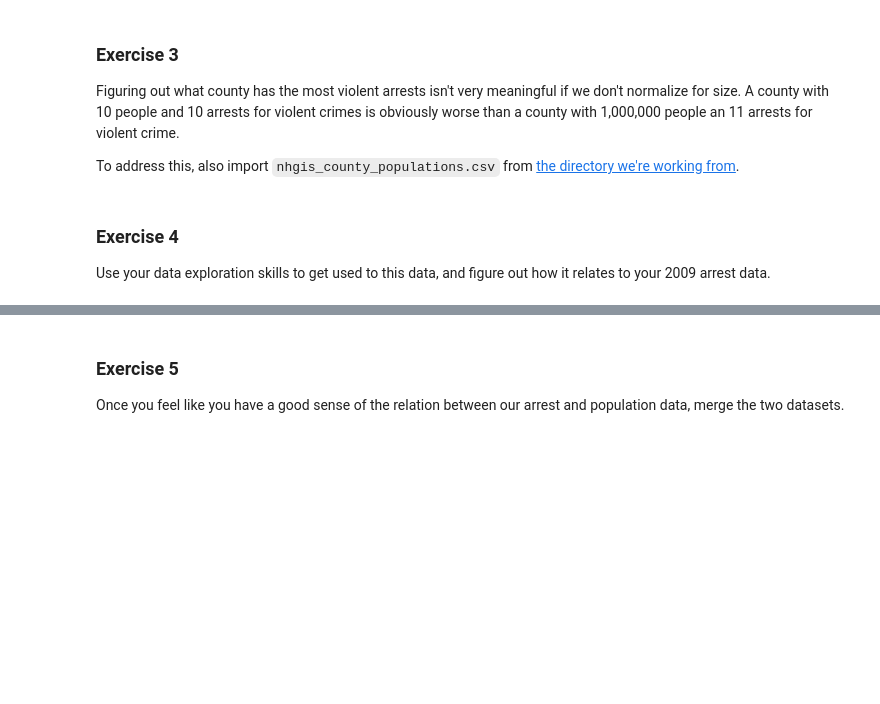
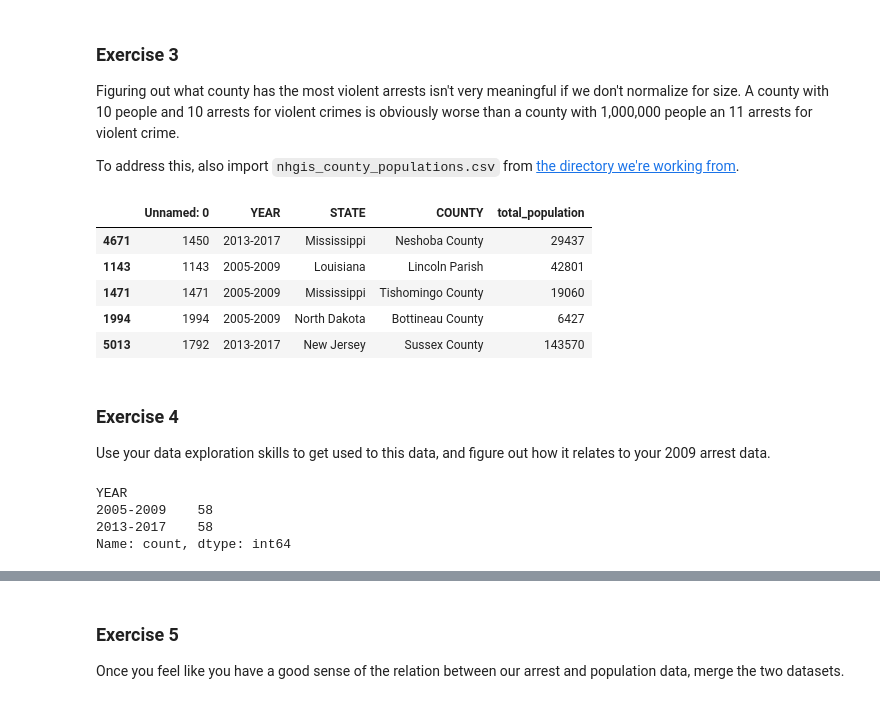
Before and after one commit to BarbaraPFloresRios/IDS720_PracticalDataScience, a Jupyter notebook: 20231019_ExerciseMerging/Exercise_merging.ipynb, the cells around one changed output, grey strips where cells are left out. Cells and saved outputs as stored; diff of their text form; code cells hidden in the pictures; blank space fills up the shorter version.

```diff
--- a/20231019_ExerciseMerging/Exercise_merging.ipynb
+++ b/20231019_ExerciseMerging/Exercise_merging.ipynb
@@ -73,6 +108,28 @@ Use your data exploration skills to get a feel for this data. If you need to, yo
 Figuring out what county has the most violent arrests isn't very meaningful if we don't normalize for size. A county with 10 people and 10 arrests for violent crimes is obviously worse than a county with 1,000,000 people an 11 arrests for violent crime.
 
 To address this, also import `nhgis_county_populations.csv` from [the directory we're working from](https://github.com/nickeubank/practicaldatascience/tree/master/Example_Data/ca).
+# %%
+nhgis_county_populations = pd.read_csv(
+    "https://raw.githubusercontent.com/nickeubank/practicaldatascience/master"
+    "/Example_Data/ca/nhgis_county_populations.csv"
+)
+nhgis_county_populations.sample(5)
+# %% [output]
+|  | Unnamed: 0 | YEAR | STATE | COUNTY | total_population |
+| 4671 | 1450 | 2013-2017 | Mississippi | Neshoba County | 29437 |
+| 1143 | 1143 | 2005-2009 | Louisiana | Lincoln Parish | 42801 |
+| 1471 | 1471 | 2005-2009 | Mississippi | Tishomingo County | 19060 |
+| 1994 | 1994 | 2005-2009 | North Dakota | Bottineau County | 6427 |
+| 5013 | 1792 | 2013-2017 | New Jersey | Sussex County | 143570 |
 # %% [markdown]
 ### Exercise 4
 Use your data exploration skills to get used to this data, and figure out how it relates to your 2009 arrest data.
+# %%
+nhgis_county_populations[nhgis_county_populations["STATE"] == "California"][
+    "YEAR"
+].value_counts()
+# %% [output]
+YEAR
+2005-2009    58
+2013-2017    58
+Name: count, dtype: int64
```
Also changed, not shown: parts of 9 cells of this notebook.
